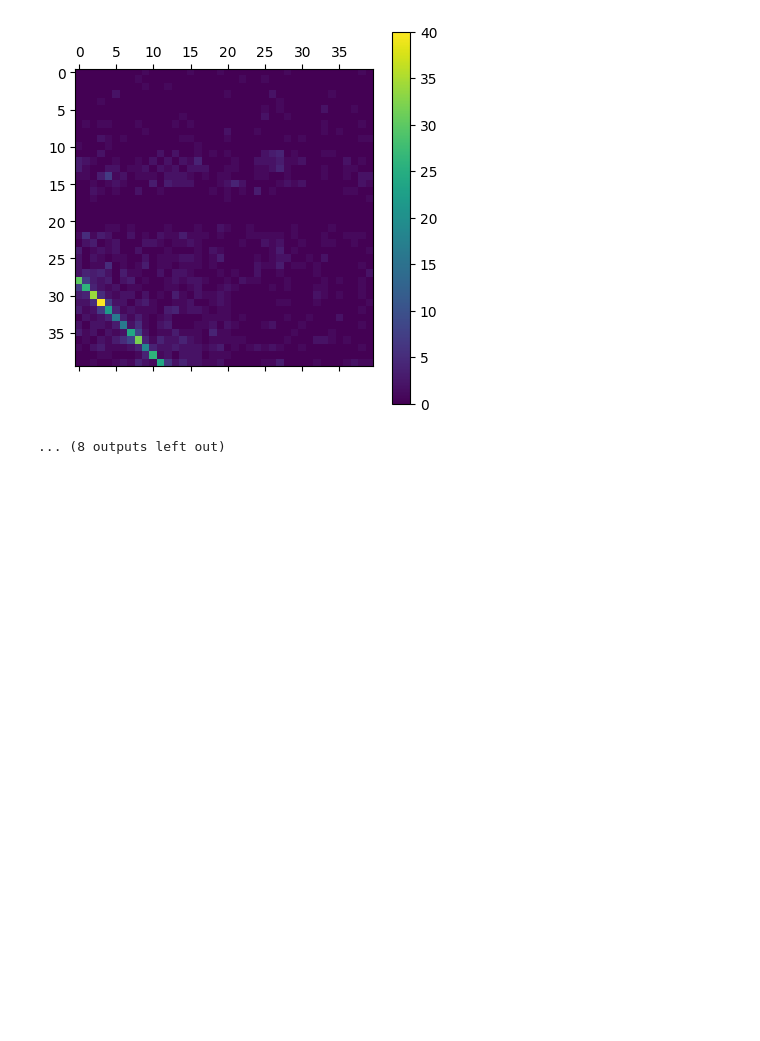
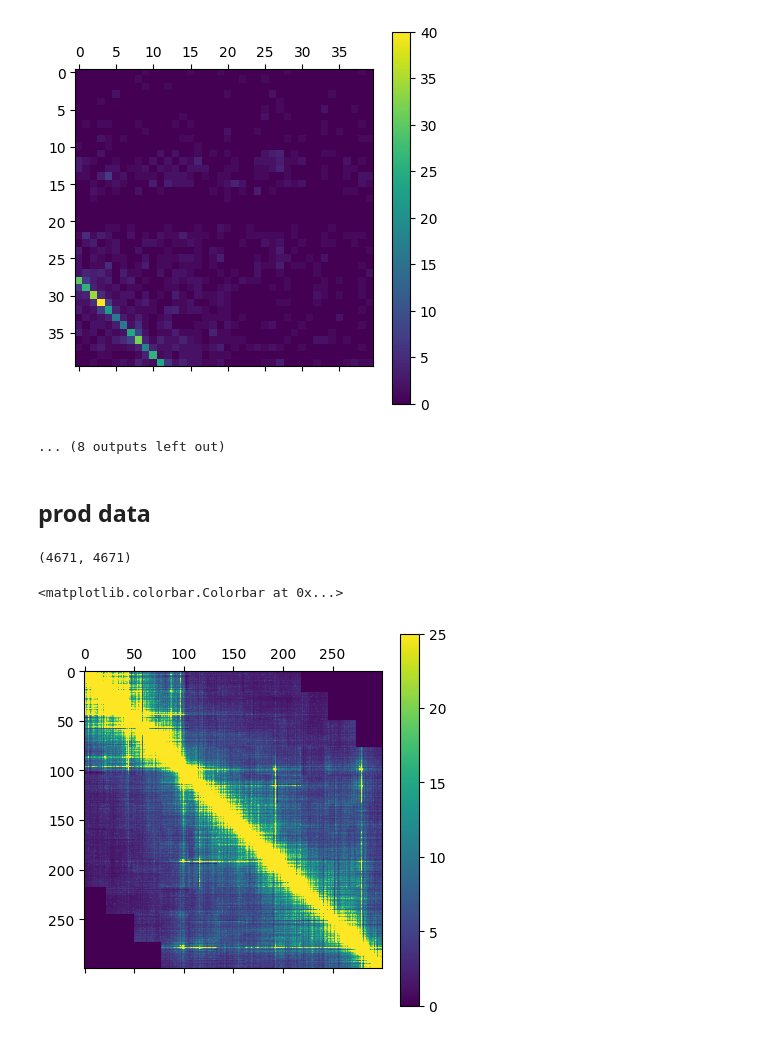
Before and after one commit to amulyagarimella/fast-sequencing-AI-imputation, a Jupyter notebook: notebooks/run_hicnn2.ipynb, the cells around one changed output. Cells and saved outputs as stored; diff of their text form; code cells hidden in the pictures; blank space fills up the shorter version.

```diff
--- a/notebooks/run_hicnn2.ipynb
+++ b/notebooks/run_hicnn2.ipynb
@@ -55,3 +53,20 @@ for i in range(0, np.shape(orig_matrix_submat)[0]):
 [figure]
 [figure]
 ... (8 outputs left out)
+# %% [markdown]
+## prod data
+# %%
+prediction = np.load("/Users/amulyagarimella/Documents/2241finalproject/outputs/imputed/HiCNN2/2025-05-05_14-28-18/21_predicted_hic.npy")
+# %%
+prediction.shape
+# %% [output]
+(4671, 4671)
+# %%
+start = 2000
+size = 300
+end = start + size
+plt.matshow(prediction[start:end, start:end], vmax=25)
+plt.colorbar()
+# %% [output]
+<matplotlib.colorbar.Colorbar at 0x...>
+[figure, added]
```
Also changed, not shown: parts of 2 cells of this notebook, 1 other file.
